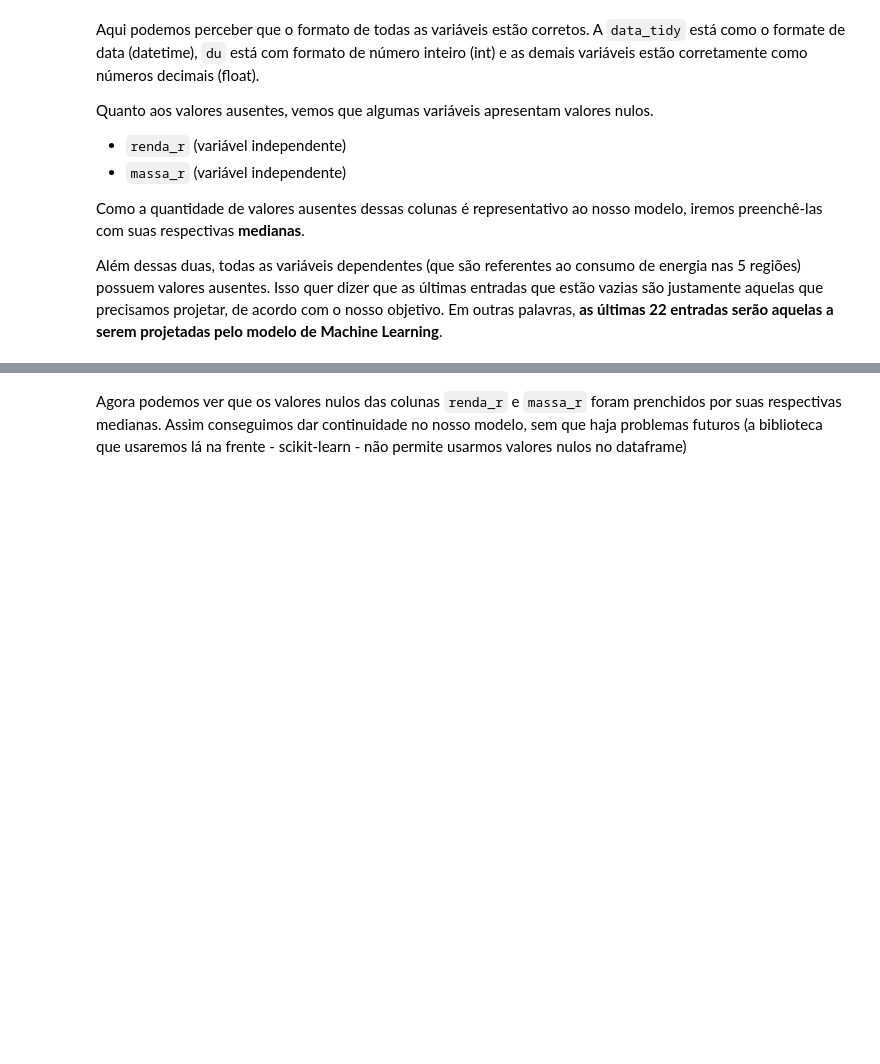
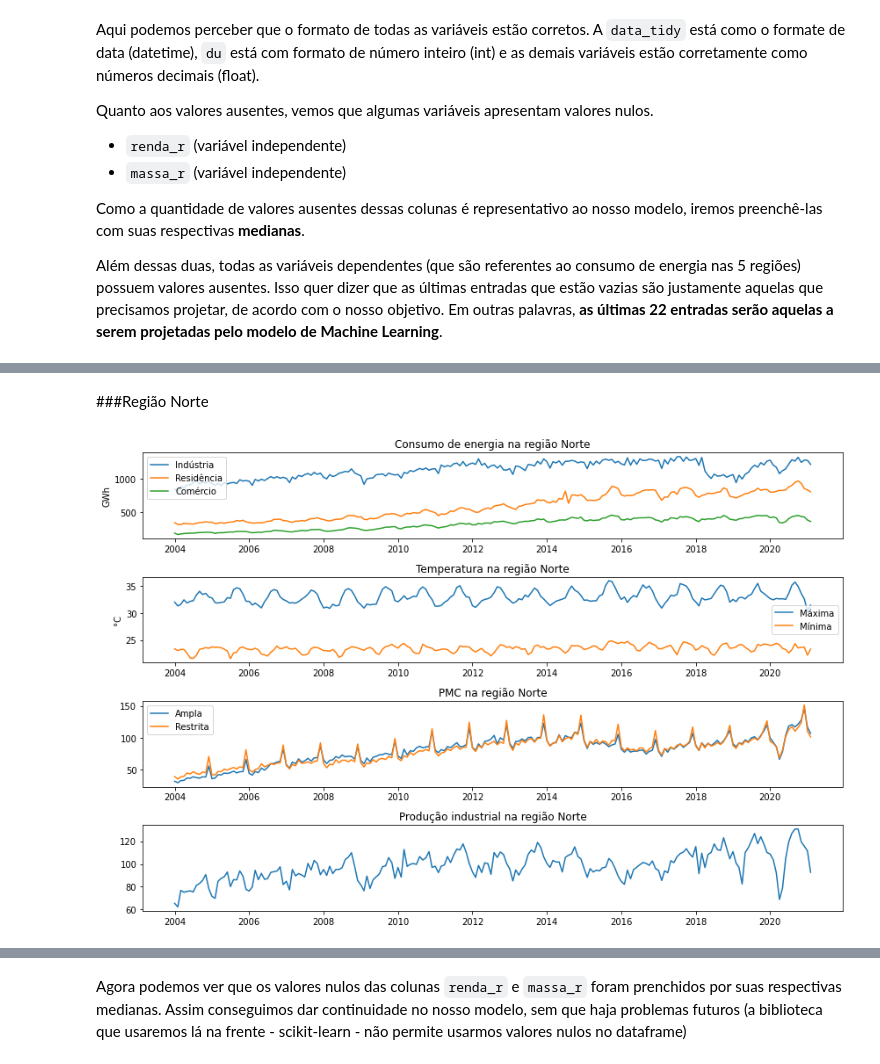
Before and after one commit to lucas-tebet/4intelligence, a Jupyter notebook: 4intelligence.ipynb, the cells around one changed output, grey strips where cells are left out. Cells and saved outputs as stored; diff of their text form; code cells hidden in the pictures; blank space fills up the shorter version.

```diff
--- a/4intelligence.ipynb
+++ b/4intelligence.ipynb
@@ -126,0 +165,6 @@ Além dessas duas, todas as variáveis dependentes (que são referentes ao consu
+# %% [markdown]
+###Região Norte
+# %%
+plotar_graficos('Norte', 'n')
+# %% [output]
+[figure, added]
```
Also changed, not shown: parts of 40 cells of this notebook.
